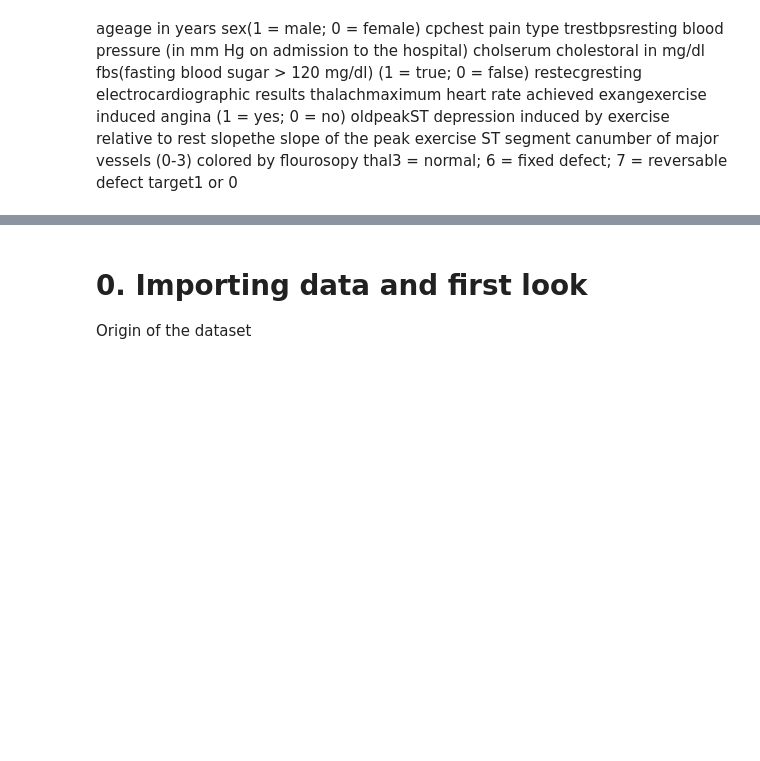
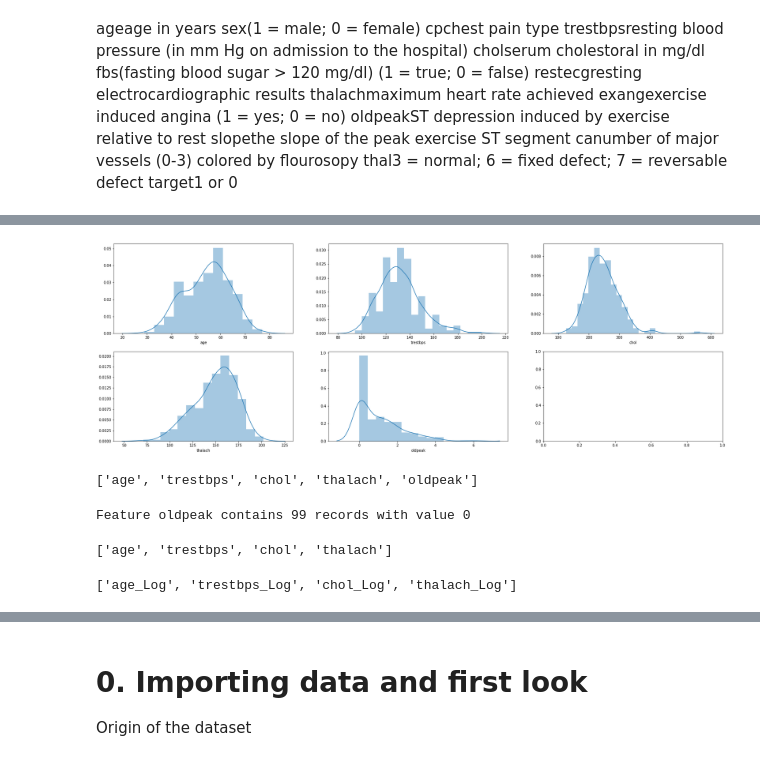
Before and after one commit to emblondel/AI-Portfolio, a Jupyter notebook: Heart Diseases - Risk Factors.ipynb, the cells around one changed output, grey strips where cells are left out. Cells and saved outputs as stored; diff of their text form; code cells hidden in the pictures; blank space fills up the shorter version.

```diff
--- a/Heart Diseases - Risk Factors.ipynb
+++ b/Heart Diseases - Risk Factors.ipynb
@@ -23,0 +81,41 @@ target1 or 0
+# %%
+target_feature = ['target'] #1 or 0
+
+categorical_features = [ 'sex',    # (1 = male; 0 = female)
+                         'cp',    #chest pain types
+                         'fbs',  #(fasting blood sugar > 120 mg/dl) (1 = true; 0 = false)
+                         'restecg', #resting electrocardiographic results
+                         'exang', #exercise induced angina (1 = yes; 0 = no)
+                        'slope', #the slope of the peak exercise ST segment
+                        'ca', #number of major vessels (0-3) colored by flourosopy
+                         'thal'] # 3 = normal; 6 = fixed defect; 7 = reversable defect
+
+
+numerical_features = ['age',  #age in years
+                         'trestbps', #resting blood pressure
+                      #(in mm Hg on admission to the hospital)
+                         'chol', #serum cholestoral in mg/dl
+                         'thalach', #maximum heart rate achieved
+                         'oldpeak'] #ST depression induced by exercise relative to rest
+# %%
+plot_all_vars(df, numerical_features, 2,3, kde=True)
+# %% [output]
+[figure, added]
+# %%
+numerical_features
+# %% [output]
+['age', 'trestbps', 'chol', 'thalach', 'oldpeak']
+# %%
+#Tests before Log transformation
+numerical_non_zero_features = list(numerical_features)
+for feat in numerical_features:
+    zero_count = (df[feat]==0).sum()
+    if zero_count > 0 :
+        print(f"Feature {feat} contains {zero_count} records with value 0")
+        numerical_non_zero_features.remove(feat)
+# %% [output]
+Feature oldpeak contains 99 records with value 0
+# %%
+numerical_non_zero_features
+# %% [output]
+['age', 'trestbps', 'chol', 'thalach']
@@ -23,0 +129,4 @@ target1 or 0
+# %%
+numerical_log_features
+# %% [output]
+['age_Log', 'trestbps_Log', 'chol_Log', 'thalach_Log']
```
Also changed, not shown: parts of 15 cells of this notebook.
